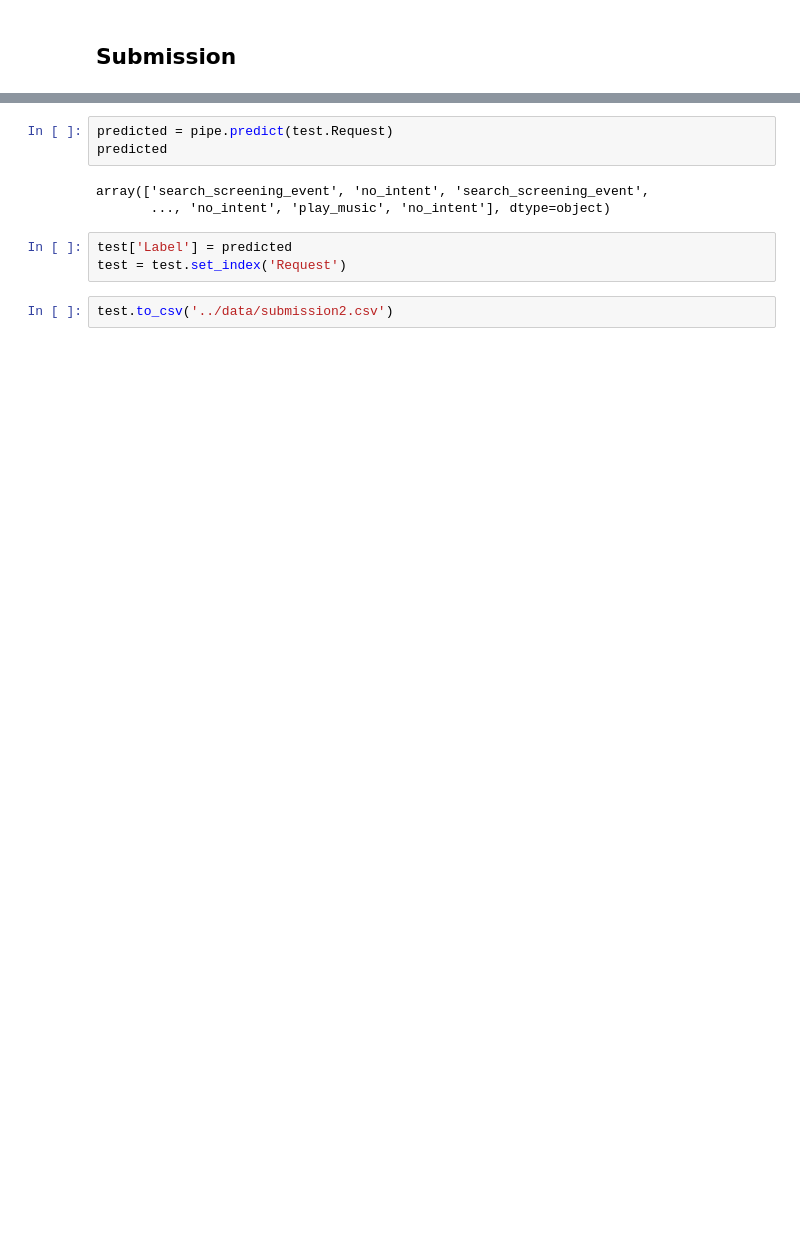
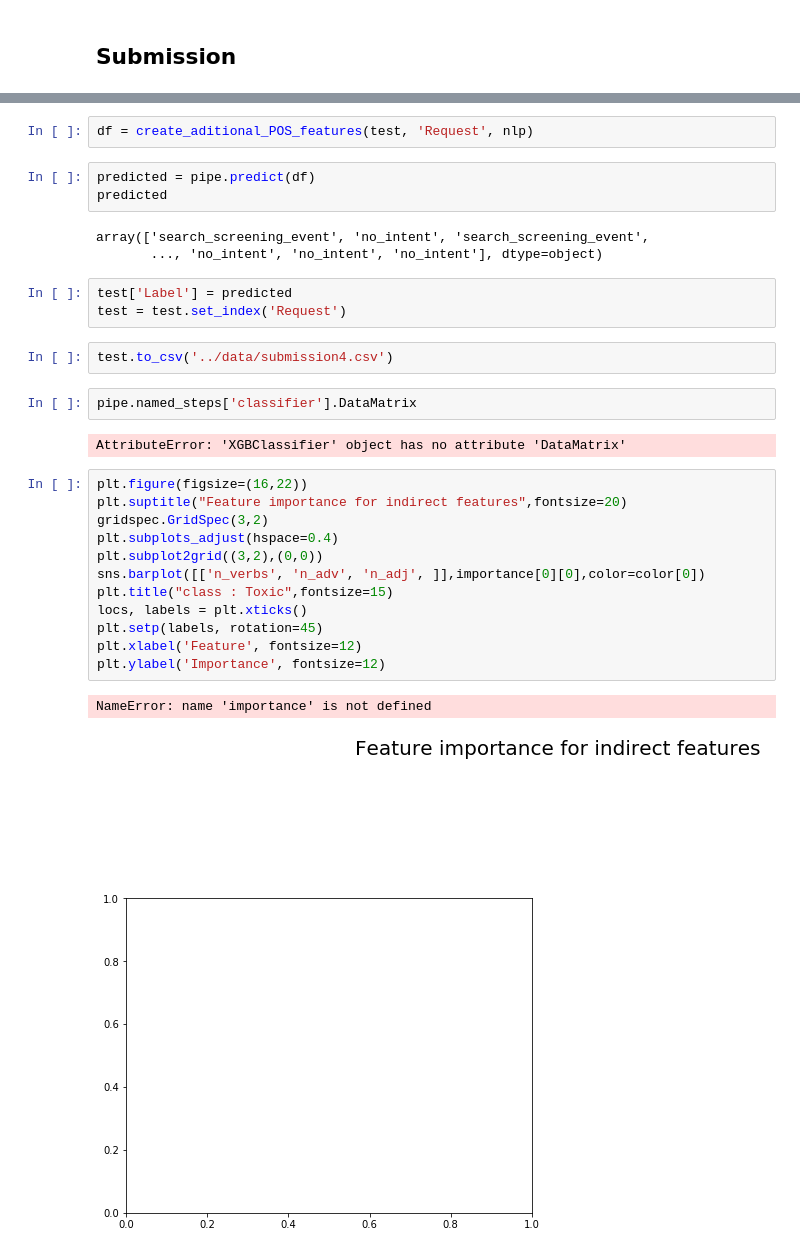
Before and after one commit to mamonteiro-brg/Hackathons-Hackathons-NLP-2018, a Jupyter notebook: notebooks/0.5-mcr-submission2.ipynb, the cells around one changed output, grey strips where cells are left out. Cells and saved outputs as stored; diff of their text form; blank space fills up the shorter version.

```diff
--- a/notebooks/0.5-mcr-submission2.ipynb
+++ b/notebooks/0.5-mcr-submission2.ipynb
@@ -184,13 +304,34 @@ Pipeline(memory=None,
        reg_alpha=0, reg_lambda=1, scale_pos_weight=1, seed=None,
        silent=True, subsample=1))])
+# %%
+df = create_aditional_POS_features(test, 'Request', nlp)
 # %%
-predicted = pipe.predict(test.Request)
+predicted = pipe.predict(df)
 predicted
 # %% [output]
 array(['search_screening_event', 'no_intent', 'search_screening_event',
-       ..., 'no_intent', 'play_music', 'no_intent'], dtype=object)
+       ..., 'no_intent', 'no_intent', 'no_intent'], dtype=object)
 # %%
 test['Label'] = predicted
 test = test.set_index('Request')
 # %%
-test.to_csv('../data/submission2.csv')
+test.to_csv('../data/submission4.csv')
+# %%
+pipe.named_steps['classifier'].DataMatrix
+# %% [output]
+AttributeError: 'XGBClassifier' object has no attribute 'DataMatrix'
+# %%
+plt.figure(figsize=(16,22))
+plt.suptitle("Feature importance for indirect features",fontsize=20)
+gridspec.GridSpec(3,2)
+plt.subplots_adjust(hspace=0.4)
+plt.subplot2grid((3,2),(0,0))
+sns.barplot([['n_verbs', 'n_adv', 'n_adj', ]],importance[0][0],color=color[0])
+plt.title("class : Toxic",fontsize=15)
+locs, labels = plt.xticks()
+plt.setp(labels, rotation=45)
+plt.xlabel('Feature', fontsize=12)
+plt.ylabel('Importance', fontsize=12)
+# %% [output]
+NameError: name 'importance' is not defined
+[figure, added]
```
Also changed, not shown: parts of 18 cells of this notebook, 4 other files.
